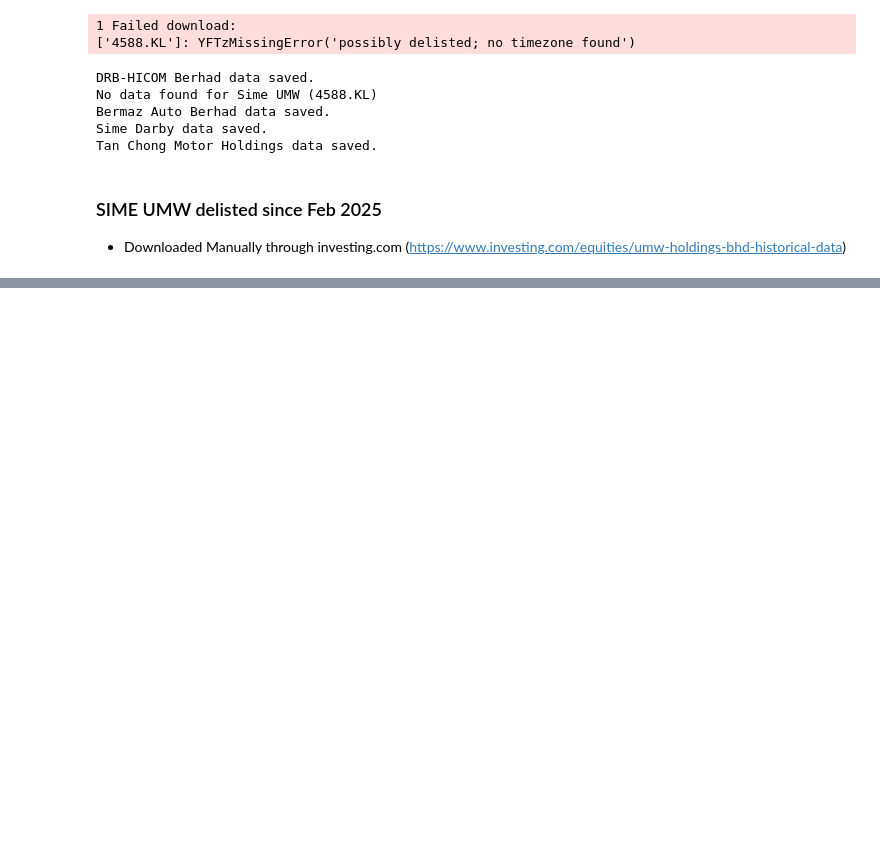
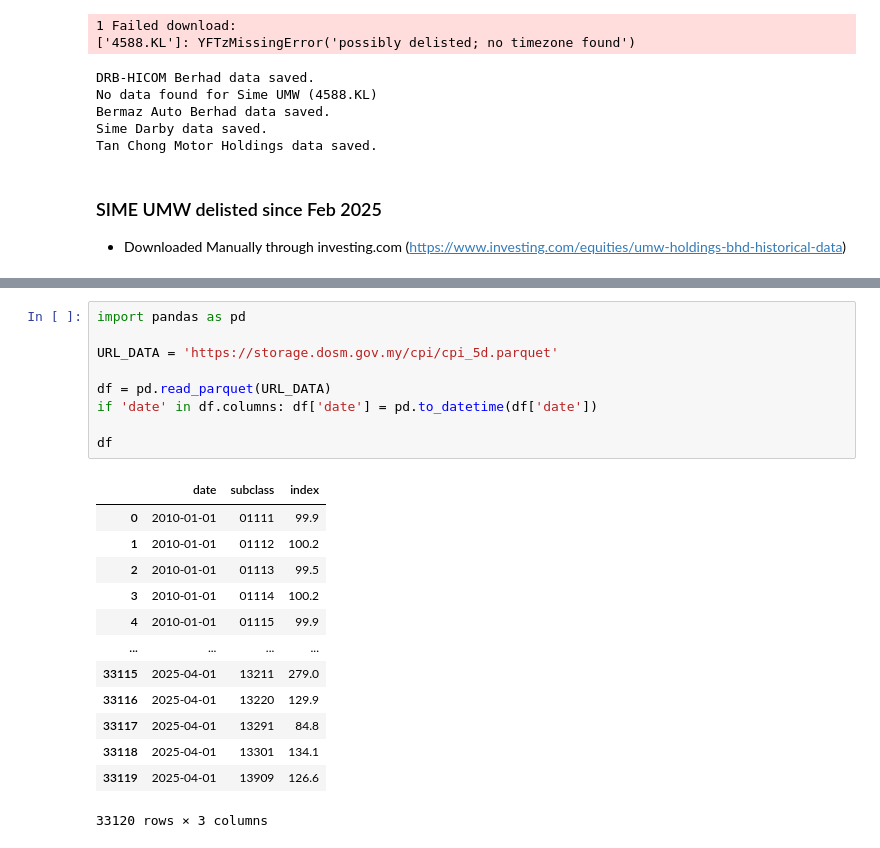
Before and after one commit to yejui626/automotive-bursa, a Jupyter notebook: data-extraction.ipynb, the cells around one changed output, grey strips where cells are left out. Drawn from its saved outputs; the diff is of its cells as text; blank space fills up the shorter version.

```diff
--- a/data-extraction.ipynb
+++ b/data-extraction.ipynb
@@ -184,0 +233,23 @@ Tan Chong Motor Holdings data saved.
+# %%
+import pandas as pd
+
+URL_DATA = 'https://storage.dosm.gov.my/cpi/cpi_5d.parquet'
+
+df = pd.read_parquet(URL_DATA)
+if 'date' in df.columns: df['date'] = pd.to_datetime(df['date'])
+
+df
+# %% [output]
+|  | date | subclass | index |
+| 0 | 2010-01-01 | 01111 | 99.9 |
+| 1 | 2010-01-01 | 01112 | 100.2 |
+| 2 | 2010-01-01 | 01113 | 99.5 |
+| 3 | 2010-01-01 | 01114 | 100.2 |
+| 4 | 2010-01-01 | 01115 | 99.9 |
+| ... | ... | ... | ... |
+| 33115 | 2025-04-01 | 13211 | 279.0 |
+| 33116 | 2025-04-01 | 13220 | 129.9 |
+| 33117 | 2025-04-01 | 13291 | 84.8 |
+| 33118 | 2025-04-01 | 13301 | 134.1 |
+| 33119 | 2025-04-01 | 13909 | 126.6 |
+33120 rows × 3 columns
```
Also changed, not shown: parts of 12 cells of this notebook, 29 other files.
